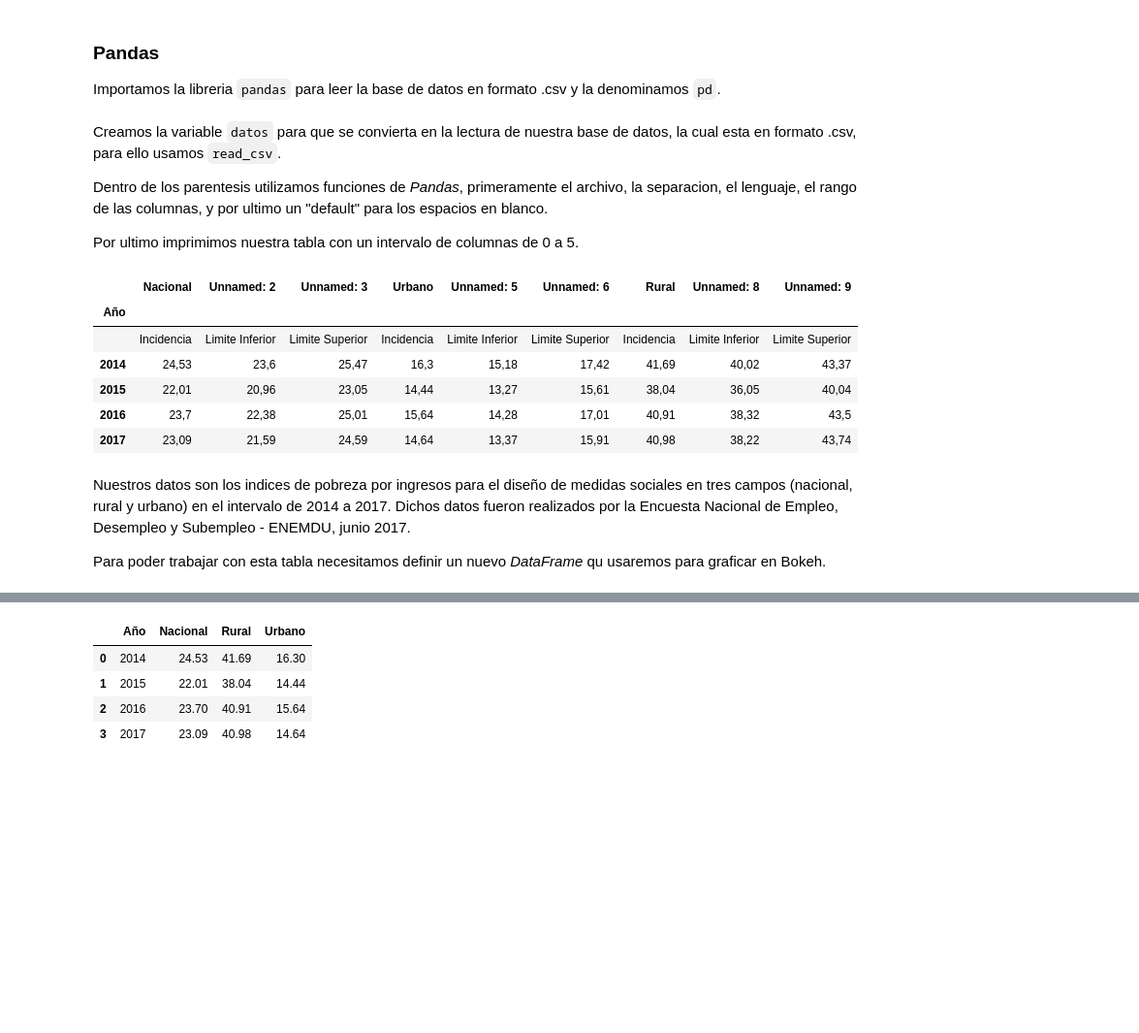
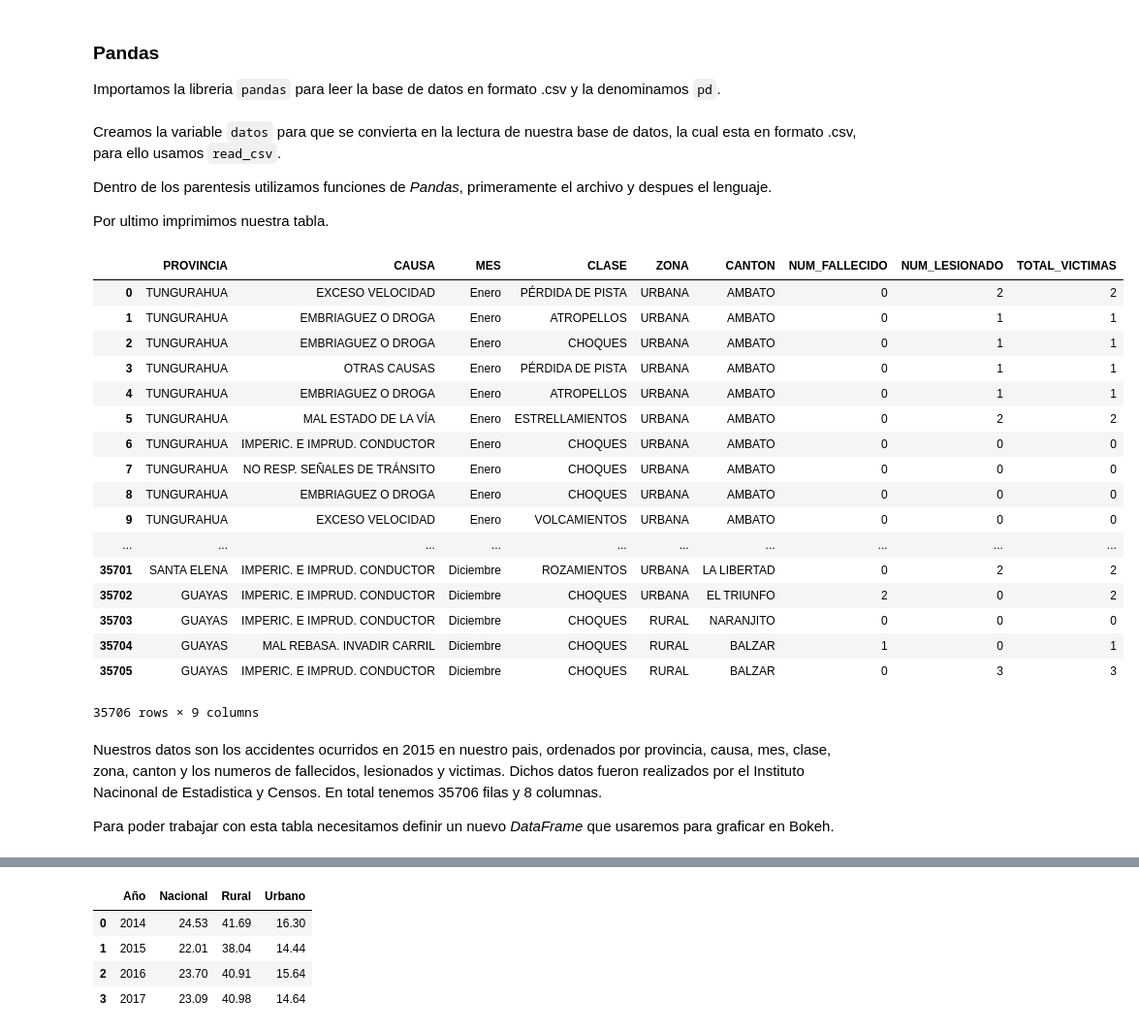
Before and after one commit to programacion-taw-utpl-001/trabajo-final-primer-bimestre-final-002, a Jupyter notebook: Proyecto_final.ipynb, the cells around one changed output, grey strips where cells are left out. Shown at 97% size. Cells and saved outputs as stored; diff of their text form; code cells hidden in the pictures; blank space fills up the shorter version.

Commit message:
Nuevo csv

```diff
--- a/Proyecto_final.ipynb
+++ b/Proyecto_final.ipynb
@@ -15,21 +15,32 @@ import pandas as pd
 # %% [markdown]
 Creamos la variable `datos` para que se convierta en la lectura de nuestra base de datos, la cual esta en formato .csv, para ello usamos `read_csv`.
 
-Dentro de los parentesis utilizamos funciones de *Pandas*, primeramente el archivo, la separacion, el lenguaje, el rango de las columnas, y por ultimo un "default" para los espacios en blanco.
+Dentro de los parentesis utilizamos funciones de *Pandas*, primeramente el archivo y despues el lenguaje.
 
-Por ultimo imprimimos nuestra tabla con un intervalo de columnas de 0 a 5.
+Por ultimo imprimimos nuestra tabla.
-# %%
-datos=pd.read_csv('1.3. Intervalos de confianza.csv', sep=';|"', engine='python', usecols=range(0, 10), index_col=0, keep_default_na=False)
-datos.iloc[0:5]
-# %% [output]
-|  | Nacional | Unnamed: 2 | Unnamed: 3 | Urbano | Unnamed: 5 | Unnamed: 6 | Rural | Unnamed: 8 | Unnamed: 9 |
-| Año |  |  |  |  |  |  |  |  |  |
-|  | Incidencia | Limite Inferior | Limite Superior | Incidencia | Limite Inferior | Limite Superior | Incidencia | Limite Inferior | Limite Superior |
-| 2014 | 24,53 | 23,6 | 25,47 | 16,3 | 15,18 | 17,42 | 41,69 | 40,02 | 43,37 |
-| 2015 | 22,01 | 20,96 | 23,05 | 14,44 | 13,27 | 15,61 | 38,04 | 36,05 | 40,04 |
-| 2016 | 23,7 | 22,38 | 25,01 | 15,64 | 14,28 | 17,01 | 40,91 | 38,32 | 43,5 |
-| 2017 | 23,09 | 21,59 | 24,59 | 14,64 | 13,37 | 15,91 | 40,98 | 38,22 | 43,74 |
+# %%
+datos=pd.read_csv('2015_AccidentesTránsitoBDD.csv', engine='python')
+datos
+# %% [output]
+|  | PROVINCIA | CAUSA | MES | CLASE | ZONA | CANTON | NUM_FALLECIDO | NUM_LESIONADO | TOTAL_VICTIMAS |
+| 0 | TUNGURAHUA | EXCESO VELOCIDAD | Enero | PÉRDIDA DE PISTA | URBANA | AMBATO | 0 | 2 | 2 |
+| 1 | TUNGURAHUA | EMBRIAGUEZ O DROGA | Enero | ATROPELLOS | URBANA | AMBATO | 0 | 1 | 1 |
+| 2 | TUNGURAHUA | EMBRIAGUEZ O DROGA | Enero | CHOQUES | URBANA | AMBATO | 0 | 1 | 1 |
+| 3 | TUNGURAHUA | OTRAS CAUSAS | Enero | PÉRDIDA DE PISTA | URBANA | AMBATO | 0 | 1 | 1 |
+| 4 | TUNGURAHUA | EMBRIAGUEZ O DROGA | Enero | ATROPELLOS | URBANA | AMBATO | 0 | 1 | 1 |
+| 5 | TUNGURAHUA | MAL ESTADO DE LA VÍA | Enero | ESTRELLAMIENTOS | URBANA | AMBATO | 0 | 2 | 2 |
+| 6 | TUNGURAHUA | IMPERIC. E IMPRUD. CONDUCTOR | Enero | CHOQUES | URBANA | AMBATO | 0 | 0 | 0 |
+| 7 | TUNGURAHUA | NO RESP. SEÑALES DE TRÁNSITO | Enero | CHOQUES | URBANA | AMBATO | 0 | 0 | 0 |
+| 8 | TUNGURAHUA | EMBRIAGUEZ O DROGA | Enero | CHOQUES | URBANA | AMBATO | 0 | 0 | 0 |
+| 9 | TUNGURAHUA | EXCESO VELOCIDAD | Enero | VOLCAMIENTOS | URBANA | AMBATO | 0 | 0 | 0 |
+| ... | ... | ... | ... | ... | ... | ... | ... | ... | ... |
+| 35701 | SANTA ELENA | IMPERIC. E IMPRUD. CONDUCTOR | Diciembre | ROZAMIENTOS | URBANA | LA LIBERTAD | 0 | 2 | 2 |
+| 35702 | GUAYAS | IMPERIC. E IMPRUD. CONDUCTOR | Diciembre | CHOQUES | URBANA | EL TRIUNFO | 2 | 0 | 2 |
+| 35703 | GUAYAS | IMPERIC. E IMPRUD. CONDUCTOR | Diciembre | CHOQUES | RURAL | NARANJITO | 0 | 0 | 0 |
+| 35704 | GUAYAS | MAL REBASA. INVADIR CARRIL | Diciembre | CHOQUES | RURAL | BALZAR | 1 | 0 | 1 |
+| 35705 | GUAYAS | IMPERIC. E IMPRUD. CONDUCTOR | Diciembre | CHOQUES | RURAL | BALZAR | 0 | 3 | 3 |
+35706 rows × 9 columns
 # %% [markdown]
-Nuestros datos son los indices de pobreza por ingresos para el diseño de medidas sociales en tres campos (nacional, rural y urbano) en el intervalo de 2014 a 2017. Dichos datos fueron realizados por la Encuesta Nacional de Empleo, Desempleo y Subempleo - ENEMDU, junio 2017.
+Nuestros datos son los accidentes ocurridos en 2015 en nuestro pais, ordenados por provincia, causa, mes, clase, zona,  canton y los numeros de fallecidos, lesionados y victimas. Dichos datos fueron realizados por el Instituto Nacinonal de Estadistica y Censos. En total tenemos 35706 filas y 8 columnas.
 
-Para poder trabajar con esta tabla necesitamos definir un nuevo _DataFrame_ qu usaremos para graficar en Bokeh.
+Para poder trabajar con esta tabla necesitamos definir un nuevo _DataFrame_ que usaremos para graficar en Bokeh.
```
Also changed, not shown: parts of 5 cells of this notebook, 2 other files.
